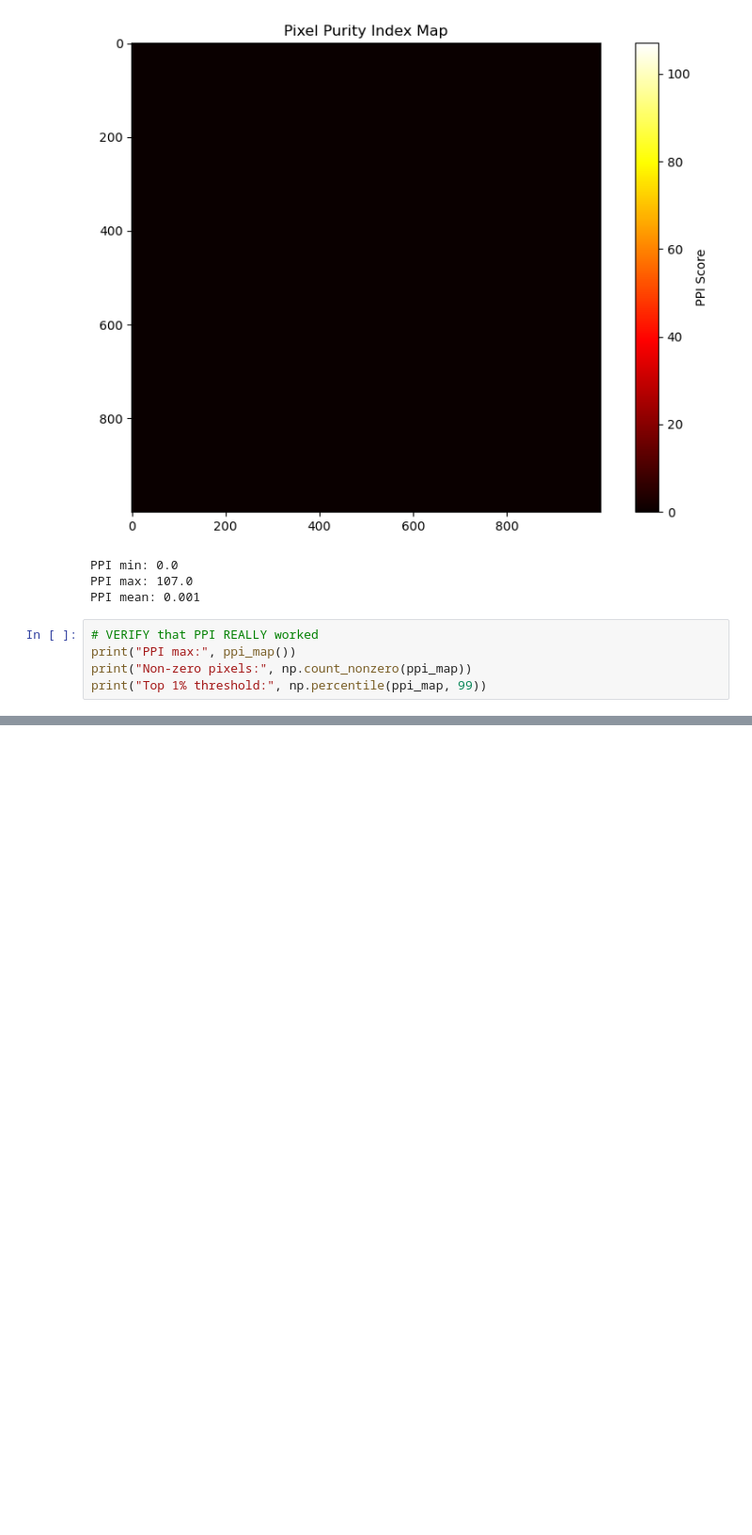
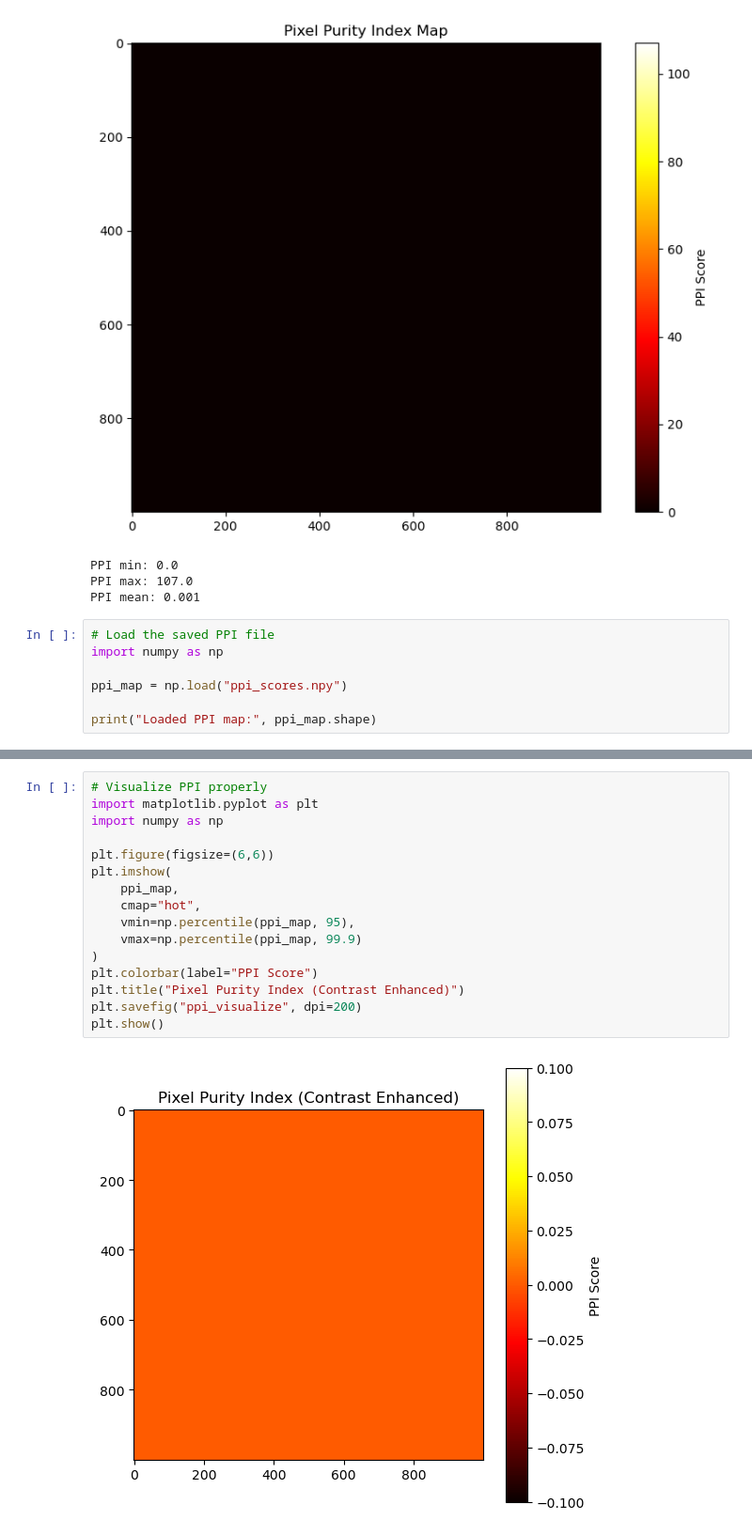
Before and after one commit to Daljit777/hyperspec_project, a Jupyter notebook: project.ipynb, the cells around one changed output, grey strips where cells are left out. Shown at 94% size. Drawn from its saved outputs; the diff is of its cells as text; blank space fills up the shorter version.

Commit message:
Visualize PPI

```diff
--- a/project.ipynb
+++ b/project.ipynb
@@ -921,8 +921,10 @@ PPI min: 0.0
 PPI max: 107.0
 PPI mean: 0.001
 # %%
-# VERIFY that PPI REALLY worked
-print("PPI max:", ppi_map())
-print("Non-zero pixels:", np.count_nonzero(ppi_map))
-print("Top 1% threshold:", np.percentile(ppi_map, 99))
+# Load the saved PPI file
+import numpy as np
+
+ppi_map = np.load("ppi_scores.npy")
+
+print("Loaded PPI map:", ppi_map.shape)
 # %% [output]
@@ -929,0 +943,18 @@ NameError: name 'ppi_map' is not defined
+# %%
+# Visualize PPI properly
+import matplotlib.pyplot as plt
+import numpy as np
+
+plt.figure(figsize=(6,6))
+plt.imshow(
+    ppi_map,
+    cmap="hot",
+    vmin=np.percentile(ppi_map, 95),
+    vmax=np.percentile(ppi_map, 99.9)
+)
+plt.colorbar(label="PPI Score")
+plt.title("Pixel Purity Index (Contrast Enhanced)")
+plt.savefig("ppi_visualize", dpi=200)
+plt.show()
+# %% [output]
+[figure, added]
```
Also changed, not shown: parts of 8 cells of this notebook.
